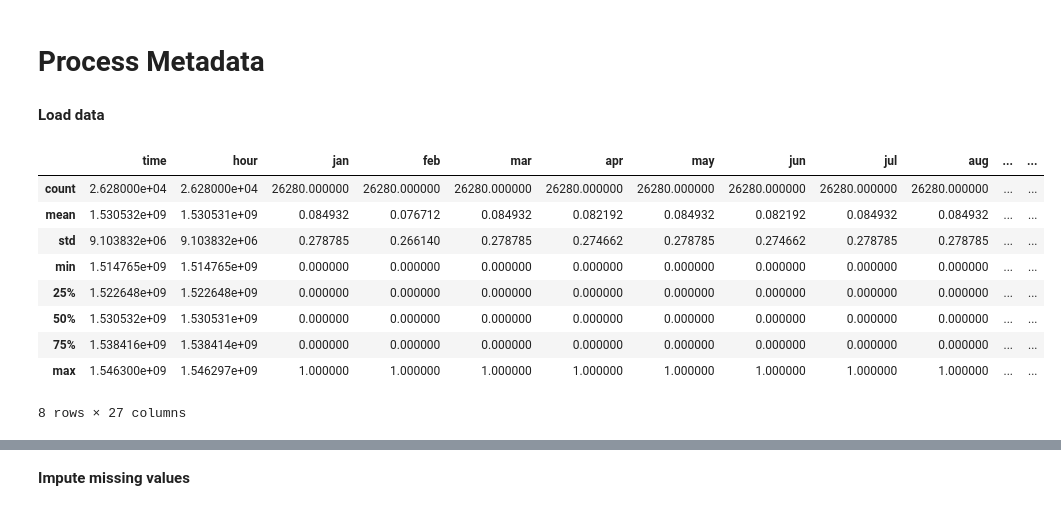
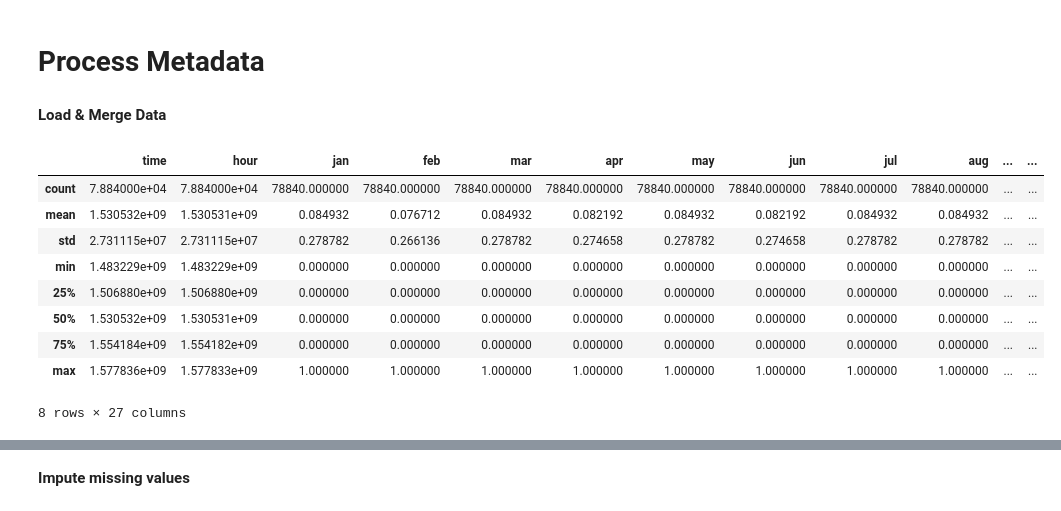
Before and after one commit to naguzmans/opportunistic-utm, a Jupyter notebook: 03_Download_Metadata_Table.ipynb, the cells around one changed output, grey strips where cells are left out. Cells and saved outputs as stored; diff of their text form; code cells hidden in the pictures.

```diff
--- a/03_Download_Metadata_Table.ipynb
+++ b/03_Download_Metadata_Table.ipynb
@@ -214,21 +213,27 @@ End of Month
 # %% [markdown]
 # Process Metadata
 # %% [markdown]
-**Load data**
+**Load & Merge Data**
-# %%
-import pandas as pd
-
-year = 2018
-metadata_df = pd.read_excel(f'dataset/00_results/metadata_{year}.xlsx')
-metadata_df.describe()
-# %% [output]
-|  | time | hour | jan | feb | mar | apr | may | jun | jul | aug | ... | ... |
-| count | 2.628000e+04 | 2.628000e+04 | 26280.000000 | 26280.000000 | 26280.000000 | 26280.000000 | 26280.000000 | 26280.000000 | 26280.000000 | 26280.000000 | ... | ... |
-| mean | 1.530532e+09 | 1.530531e+09 | 0.084932 | 0.076712 | 0.084932 | 0.082192 | 0.084932 | 0.082192 | 0.084932 | 0.084932 | ... | ... |
-| std | 9.103832e+06 | 9.103832e+06 | 0.278785 | 0.266140 | 0.278785 | 0.274662 | 0.278785 | 0.274662 | 0.278785 | 0.278785 | ... | ... |
-| min | 1.514765e+09 | 1.514765e+09 | 0.000000 | 0.000000 | 0.000000 | 0.000000 | 0.000000 | 0.000000 | 0.000000 | 0.000000 | ... | ... |
-| 25% | 1.522648e+09 | 1.522648e+09 | 0.000000 | 0.000000 | 0.000000 | 0.000000 | 0.000000 | 0.000000 | 0.000000 | 0.000000 | ... | ... |
-| 50% | 1.530532e+09 | 1.530531e+09 | 0.000000 | 0.000000 | 0.000000 | 0.000000 | 0.000000 | 0.000000 | 0.000000 | 0.000000 | ... | ... |
-| 75% | 1.538416e+09 | 1.538414e+09 | 0.000000 | 0.000000 | 0.000000 | 0.000000 | 0.000000 | 0.000000 | 0.000000 | 0.000000 | ... | ... |
-| max | 1.546300e+09 | 1.546297e+09 | 1.000000 | 1.000000 | 1.000000 | 1.000000 | 1.000000 | 1.000000 | 1.000000 | 1.000000 | ... | ... |
-8 rows × 27 columns
+# %%
+import pandas as pd
+
+df_2017 = pd.read_excel(f'dataset/00_results/metadata_2017.xlsx')
+df_2018 = pd.read_excel(f'dataset/00_results/metadata_2018.xlsx')
+df_2019 = pd.read_excel(f'dataset/00_results/metadata_2019.xlsx')
+
+metadata_df = pd.concat([df_2017, df_2018, df_2019]).reset_index(drop=True)
+metadata_df = metadata_df[['time', 'hour', 'jan', 'feb', 'mar', 'apr', 'may', 'jun', 'jul', 'aug', 'sep', \
+           'oct', 'nov', 'dec', 'mon', 'tue', 'wed', 'thu', 'fri', 'sat', 'sun',\
+           'hol', 'temp', 'humid', 'wbear', 'wspeed', 'visib']]
+metadata_df.describe()
+# %% [output]
+|  | time | hour | jan | feb | mar | apr | may | jun | jul | aug | ... | ... |
+| count | 7.884000e+04 | 7.884000e+04 | 78840.000000 | 78840.000000 | 78840.000000 | 78840.000000 | 78840.000000 | 78840.000000 | 78840.000000 | 78840.000000 | ... | ... |
+| mean | 1.530532e+09 | 1.530531e+09 | 0.084932 | 0.076712 | 0.084932 | 0.082192 | 0.084932 | 0.082192 | 0.084932 | 0.084932 | ... | ... |
+| std | 2.731115e+07 | 2.731115e+07 | 0.278782 | 0.266136 | 0.278782 | 0.274658 | 0.278782 | 0.274658 | 0.278782 | 0.278782 | ... | ... |
+| min | 1.483229e+09 | 1.483229e+09 | 0.000000 | 0.000000 | 0.000000 | 0.000000 | 0.000000 | 0.000000 | 0.000000 | 0.000000 | ... | ... |
+| 25% | 1.506880e+09 | 1.506880e+09 | 0.000000 | 0.000000 | 0.000000 | 0.000000 | 0.000000 | 0.000000 | 0.000000 | 0.000000 | ... | ... |
+| 50% | 1.530532e+09 | 1.530531e+09 | 0.000000 | 0.000000 | 0.000000 | 0.000000 | 0.000000 | 0.000000 | 0.000000 | 0.000000 | ... | ... |
+| 75% | 1.554184e+09 | 1.554182e+09 | 0.000000 | 0.000000 | 0.000000 | 0.000000 | 0.000000 | 0.000000 | 0.000000 | 0.000000 | ... | ... |
+| max | 1.577836e+09 | 1.577833e+09 | 1.000000 | 1.000000 | 1.000000 | 1.000000 | 1.000000 | 1.000000 | 1.000000 | 1.000000 | ... | ... |
+8 rows × 27 columns
```
Also changed, not shown: parts of 17 cells of this notebook.
